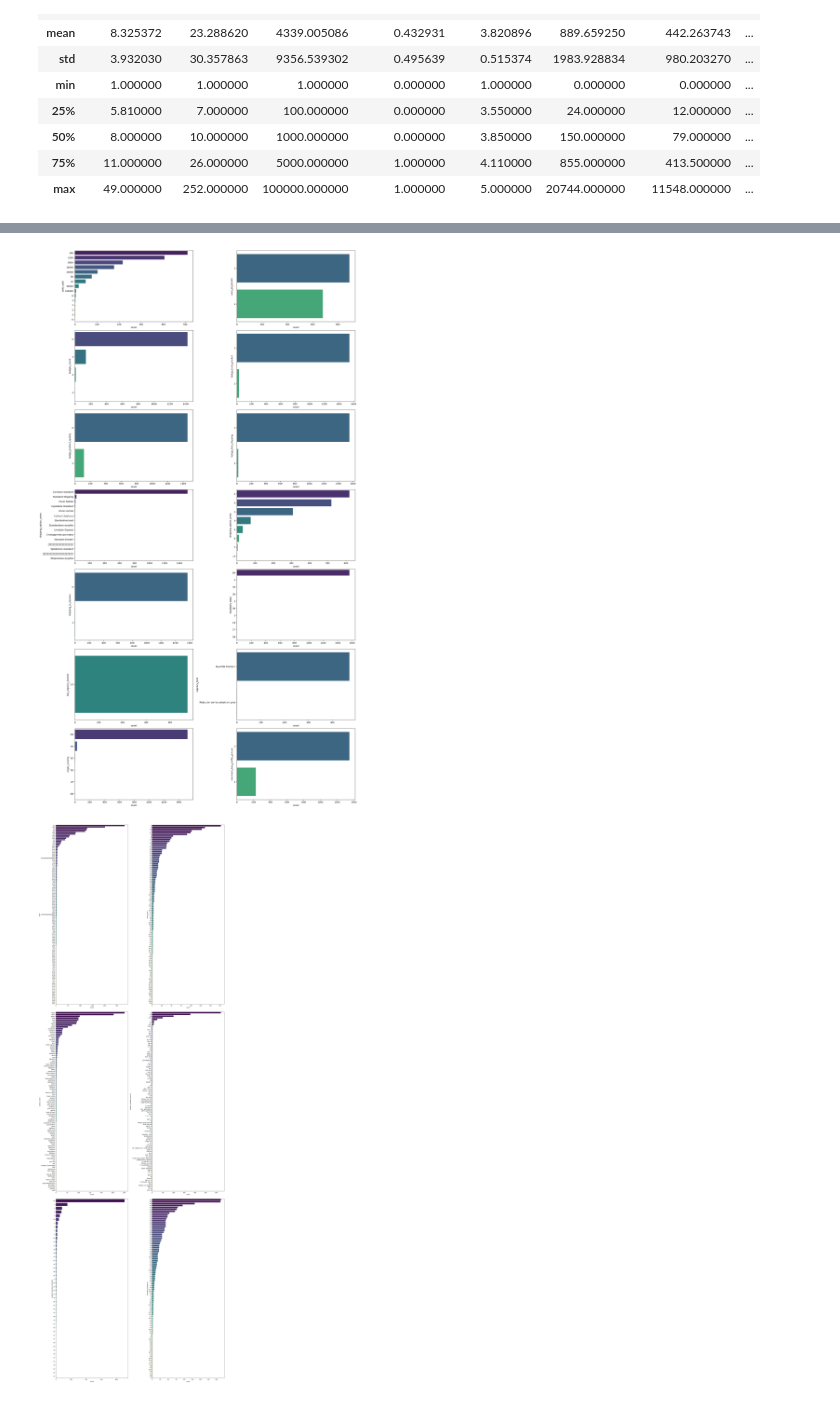
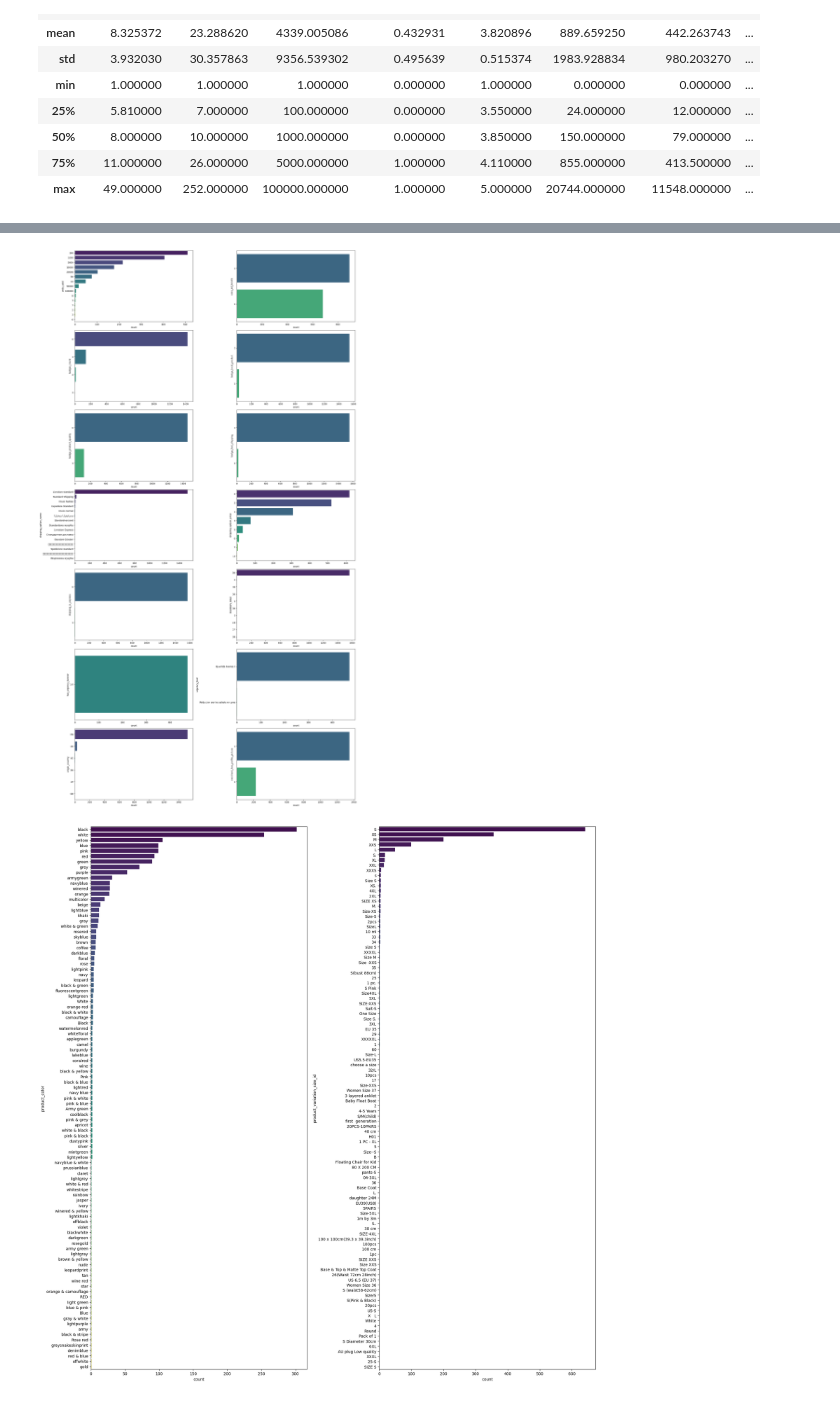
Before and after one commit to MilicaRangelov/Masinsko_ucenje, a Jupyter notebook: drugi_projekat/summer_clothes_notebook.ipynb, the cells around one changed output, grey strips where cells are left out. Cells and saved outputs as stored; diff of their text form; code cells hidden in the pictures.

```diff
--- a/drugi_projekat/summer_clothes_notebook.ipynb
+++ b/drugi_projekat/summer_clothes_notebook.ipynb
@@ -106,7 +95,8 @@ dtype: int64
 # %%
 # drop url columns
 df.drop(columns=['title', 'title_orig', 'merchant_title', 'merchant_name', 'merchant_info_subtitle',
-        'merchant_profile_picture', 'product_url', 'product_picture', 'product_id', 'theme', 'crawl_month', 'currency_buyer'], axis=0, inplace=True)
+        'merchant_profile_picture', 'product_url', 'product_picture', 'product_id', 'theme',
+                 'crawl_month', 'currency_buyer', 'merchant_id'], axis=0, inplace=True)
 # %%
 df.nunique()
 # %% [output]
@@ -133,22 +123,21 @@ numerical = df.select_dtypes(include=['float64', 'int64'])
 # %%
 categorical2 = [cat for cat in df.columns if df[cat].nunique() <= 15]
 fig, axs = plt.subplots(ceil(len(categorical2)/2), 2,
                         figsize=(20, 2.5*(len(categorical2))), constrained_layout=True)
 for i, f in enumerate(categorical2):
     sns.countplot(y=f, data=df,
                   ax=axs[i//2][i % 2],
                   order=df[f].value_counts().index, palette='viridis')
 
-categorical2 = [cat for cat in df.columns if df[cat].nunique()
-                > 15 and df[cat].nunique() <= 150]
-fig, axs = plt.subplots(ceil(len(categorical2)/2), 2,
+categorical2 = ["product_color", "product_variation_size_id"]
+fig, axs = plt.subplots(1, 2,
                         figsize=(20, 10*(len(categorical2))), constrained_layout=True)
 for i, f in enumerate(categorical2):
     sns.countplot(y=f, data=df,
-                  ax=axs[i//2][i % 2],
+                  ax=axs[i],
                   order=df[f].value_counts().index, palette='viridis')
 # %% [output]
 [figure]
-[figure, old version]
+[figure, new version]
 # %%
 other_columns = ['merchant_rating', 'merchant_rating_count', 'rating', 'rating_five_count',
```
Also changed, not shown: parts of 24 cells of this notebook, 3 other files.
